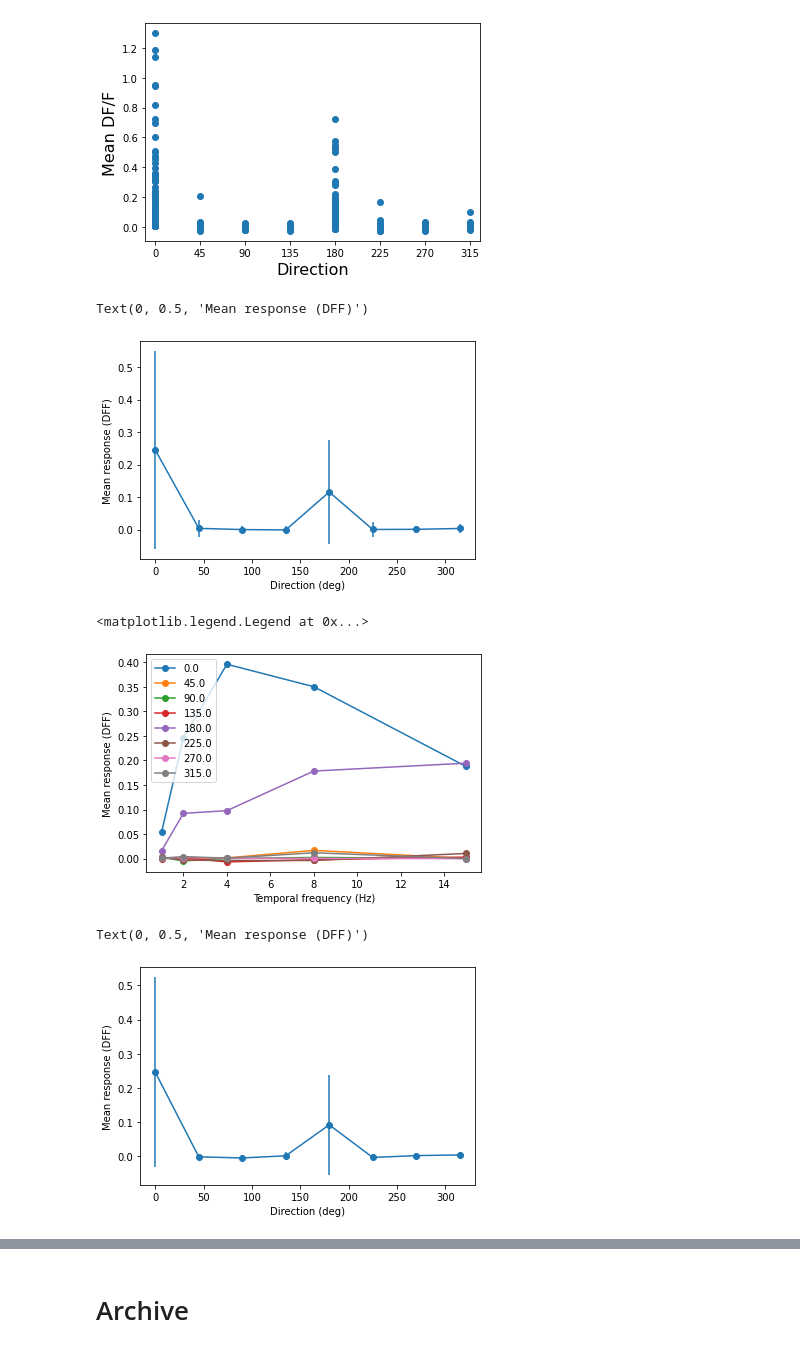
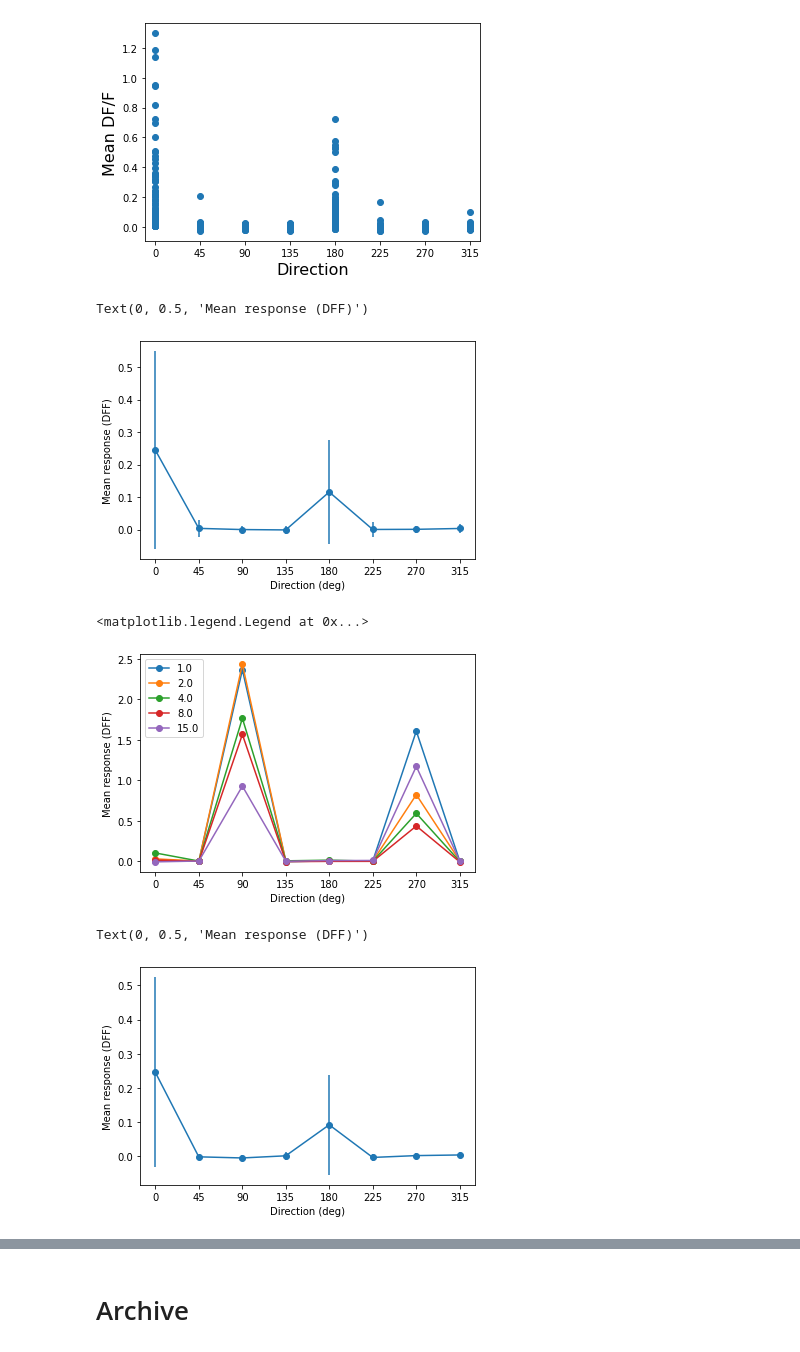
Before and after one commit to AllenSWDB/TReND_2024, a Jupyter notebook: code/Day 2 - neural variability.ipynb, the cells around one changed output, grey strips where cells are left out. Drawn from its saved outputs; the diff is of its cells as text; code cells hidden in the pictures.

Commit message:
variability - plot refinement & pedagogical text

```diff
--- a/code/Day 2 - neural variability.ipynb
+++ b/code/Day 2 - neural variability.ipynb
@@ -111,0 +180,14 @@ plt.legend()
+# %%
+# implement heuristic decoding using tuning profile of the neuron
+import random
+
+ori_heuristic_cell1 = []
+for trial_response in response.trial_response:
+    if trial_response >= 1.0:
+        ori_heuristic_cell1.append(90)
+    elif (trial_response < 1.0 and trial_response>=0.1):
+        ori_heuristic_cell1.append(270)
+    else:
+        ori_heuristic_cell1.append(random.choice([0, 45, 135, 180, 225, 315]))
+
+ori_heuristic_cell1 = np.array(ori_heuristic_cell1)
@@ -190,15 +323,10 @@ for i,tf in enumerate(tfvals):
         trials = response[(response.orientation==ori)&(response.temporal_frequency==tf)]
         tuning_array[j,i] = trials.trial_response.mean()
 # %%
-# for i in range(5):
-#     plt.plot(orivals, tuning_array[:,i], 'o-', label=tfvals[i])
-# plt.xlabel("Direction (deg)")
-# plt.ylabel("Mean response (DFF)")
-# plt.legend()
-
-for i in range(8):
-    plt.plot(tfvals, tuning_array[i,:], 'o-', label=orivals[i])
-plt.xlabel("Temporal frequency (Hz)")
+# Let's plot how direction tuning is modulated by different temporal frequencies
+for i in range(5):
+    plt.plot(orivals, tuning_array[:,i], 'o-', label=tfvals[i])
+plt.xlabel("Direction (deg)")
 plt.ylabel("Mean response (DFF)")
 plt.legend()
 # %% [output]
@@ -309,11 +474,9 @@ plt.ylabel("Mean DF/F", fontsize=16)
 Text(0, 0.5, 'Mean DF/F')
 [figure]
 # %%
-# tuning curve
-
-# compute
+# compute the tuning curve
 tuning2 = np.empty((8))
-tuning2_std = np.empty((8))
+tuning_std2 = np.empty((8))
 for i, ori in enumerate(orivals):
     trials2 = response2[response2.orientation==ori]
     tuning2[i] = trials2.trial_response.mean()
@@ -321,28 +484,32 @@ for i, ori in enumerate(orivals):
 
 
 # plot
-# plt.plot(orivals, tuning2, 'o-')
 plt.errorbar(orivals, tuning2, yerr=tuning_std2, fmt='o-')
+
 plt.xlabel("Direction (deg)")
+plt.xticks(range(0,360,45))
 plt.ylabel("Mean response (DFF)")
 # %% [output]
 Text(0, 0.5, 'Mean response (DFF)')
-[figure, old version]
+[figure, new version]
 # %%
+# similaryl, let's see how temporal frequency modulates the direction tuning curve
 tuning_array2 = np.empty((8,5))
 for i,tf in enumerate(tfvals):
     for j,ori in enumerate(orivals):
         trials2 = response2[(response2.orientation==ori)&(response2.temporal_frequency==tf)]
         tuning_array2[j,i] = trials2.trial_response.mean()
 
-for i in range(8):
-    plt.plot(tfvals, tuning_array2[i,:], 'o-', label=orivals[i])
-plt.xlabel("Temporal frequency (Hz)")
+for i in range(5):
+    plt.plot(orivals, tuning_array[:,i], 'o-', label=tfvals[i])
+
+plt.xlabel("Direction (deg)")
+plt.xticks(range(0,360,45))
 plt.ylabel("Mean response (DFF)")
 plt.legend()
 # %% [output]
 <matplotlib.legend.Legend at 0x...>
-[figure, old version]
+[figure, new version]
 # %%
 # conditioning on temporal_frequency=2.0
 response2_tf2 = response2[response2.temporal_frequency==2.0]
@@ -357,11 +524,12 @@ for i, ori in enumerate(orivals):
 
 
 # plot
-# plt.plot(orivals, tuning, 'o-')
 plt.errorbar(orivals, tuning2_tf2, yerr=tuning2_std_tf2, fmt='o-')
+
 plt.xlabel("Direction (deg)")
+plt.xticks(range(0,360,45))
 plt.ylabel("Mean response (DFF)")
 # %% [output]
 Text(0, 0.5, 'Mean response (DFF)')
-[figure, old version]
+[figure, new version]
 # %% [markdown]
```
Also changed, not shown: parts of 77 cells of this notebook, 1 other file.
